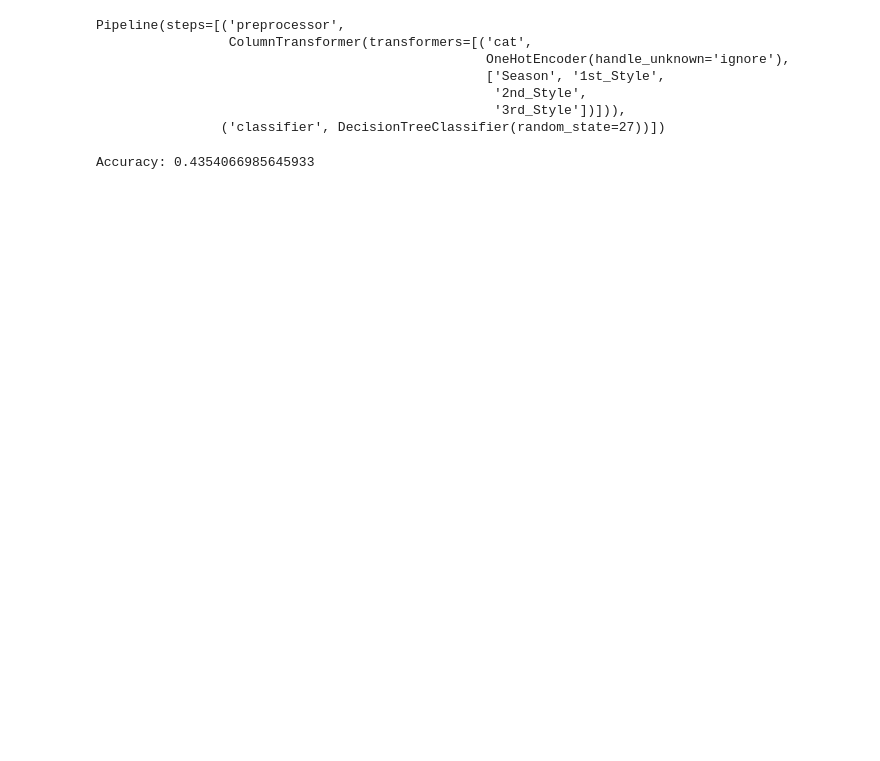
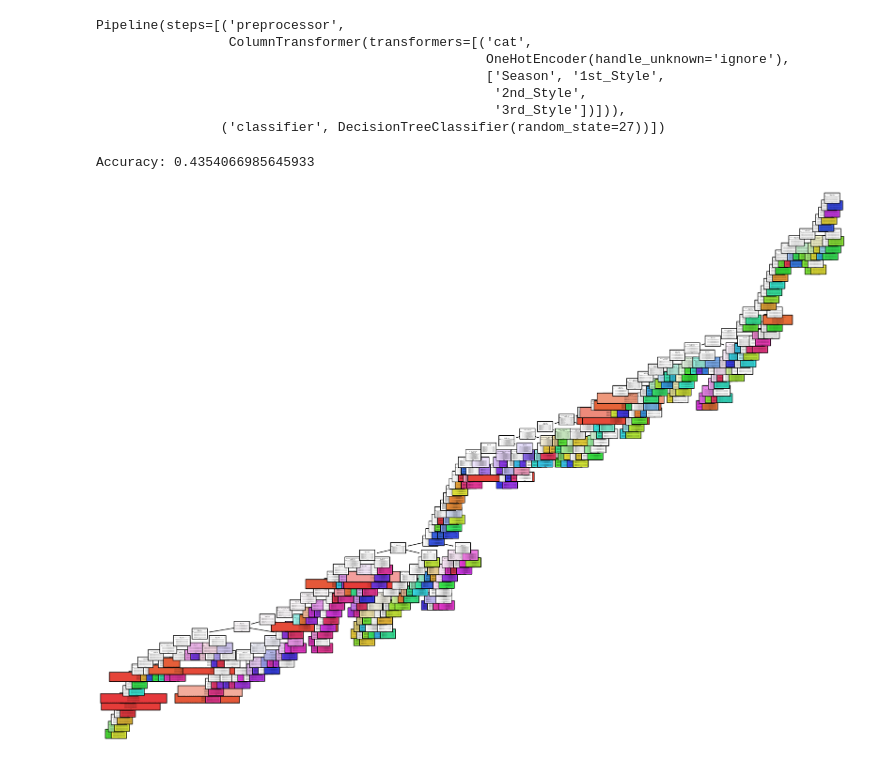
Before and after one commit to epfl-ada/ada-2023-project-adacadabra2023, a Jupyter notebook: main_dfs_web/classifier.ipynb, the cells around one changed output. Saved outputs shown, nothing was run; the diff lists cells and outputs as text; code cells hidden in the pictures; blank space fills up the shorter version.

Commit message:
horrible tree but still tree

```diff
--- a/main_dfs_web/classifier.ipynb
+++ b/main_dfs_web/classifier.ipynb
@@ -27,7 +27,7 @@ training_df
 632 rows × 8 columns
 # %%
 # Features (X)
-features = training_df[['Season','1st_Style', '2nd_Style', '3rd_Style','1st_Rating', '2nd_Rating', '3rd_Rating']]
+features = training_df[['Season','1st_Style', '2nd_Style', '3rd_Style']]
 features_encoded = pd.get_dummies(features, columns=['Season', '1st_Style', '2nd_Style', '3rd_Style'])
 
 
@@ -35,4 +35,4 @@ features_encoded = pd.get_dummies(features, columns=['Season', '1st_Style', '2nd
 target = training_df['country_brewery']  # You can choose any of the style columns as the target variable
 
 # Split the data into training and testing sets
-X_train, X_test, y_train, y_test = train_test_split(features, target, test_size=0.2, random_state=42)
+X_train, X_test, y_train, y_test = train_test_split(features, target, test_size=0.2, random_state=27)
@@ -55,5 +39,3 @@ features_encoded
-# %%
-X_train, X_test, y_train, y_test = train_test_split(features, target, test_size=0.33, random_state=27)
 # %%
 # Define the columns and transformers for encoding
 categorical_features = ['Season', '1st_Style', '2nd_Style', '3rd_Style']
@@ -89,3 +71,19 @@ accuracy = accuracy_score(y_test, y_pred)
 print(f'Accuracy: {accuracy}')
 # %% [output]
 Accuracy: 0.4354066985645933
+# %%
+from sklearn.tree import plot_tree
+import matplotlib.pyplot as plt
+
+# Fit the model on the entire training set
+dtc_model.fit(X_train, y_train)
+
+# Get the class names
+class_names = list(target.unique())
+
+# Visualize the Decision Tree
+plt.figure(figsize=(20, 15))
+plot_tree(dtc_model['classifier'], feature_names=dtc_model.named_steps['preprocessor'].named_transformers_['cat'].get_feature_names_out(categorical_features), class_names=class_names, filled=True, rounded=True)
+plt.show()
+# %% [output]
+[figure, added]
```
Also changed, not shown: parts of 2 cells of this notebook.
